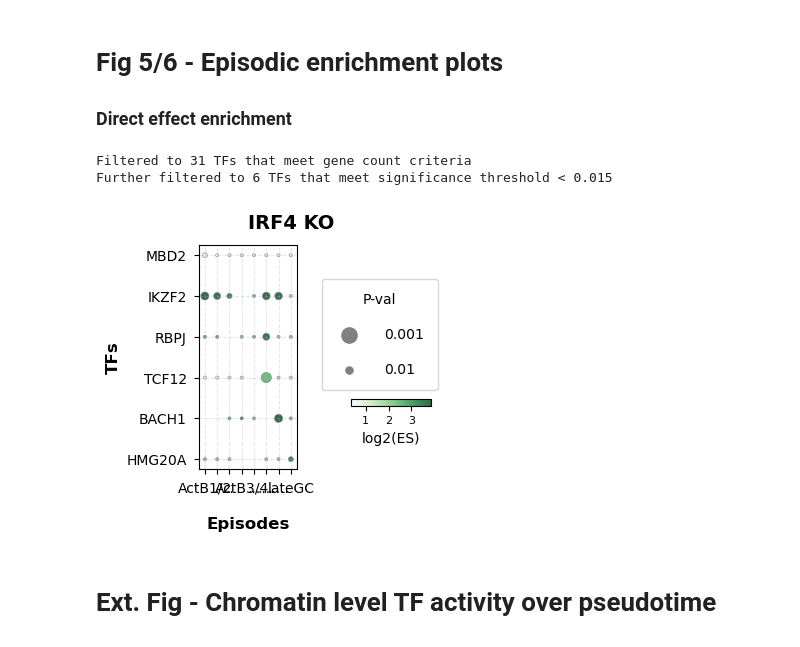
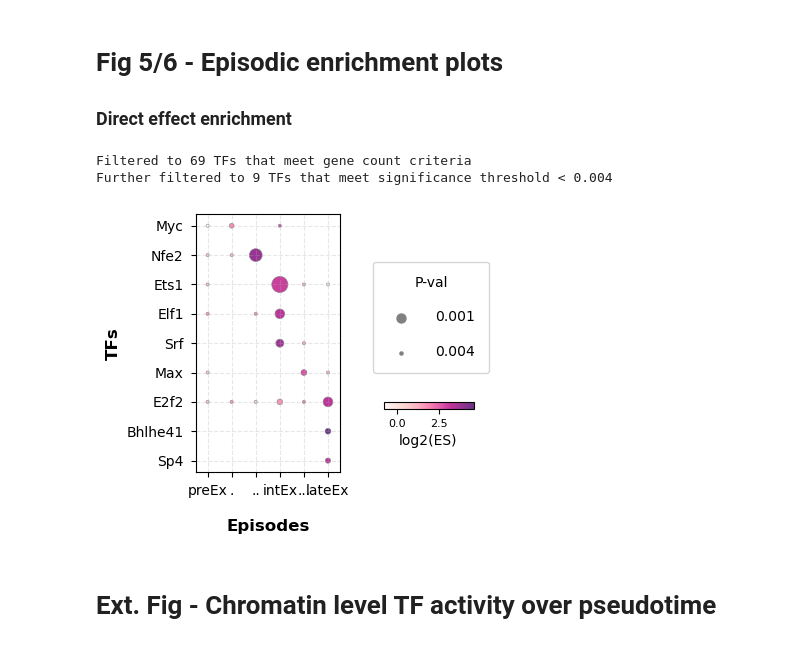
Before and after one commit to sachha-naksha/B_Cell_States, a Jupyter notebook: multiome_dynamic_regulation/py_scripts/analysis/plotting_code.ipynb, the cells around one changed output. Saved outputs shown, nothing was run; the diff lists cells and outputs as text; code cells hidden in the pictures.

Commit message:
fig 5 and 6 updated with ee plots for ets1 and ikzf1

```diff
--- a/multiome_dynamic_regulation/py_scripts/analysis/plotting_code.ipynb
+++ b/multiome_dynamic_regulation/py_scripts/analysis/plotting_code.ipynb
@@ -322,50 +322,50 @@ plt.show()
 # Fig 5/6 - Episodic enrichment plots
 ### Direct effect enrichment
 # %%
-df_ep1 = pd.read_csv(config.IRF4['ep1'])
-df_ep2 = pd.read_csv(config.IRF4['ep2'])
-df_ep3 = pd.read_csv(config.IRF4['ep3'])
-df_ep4 = pd.read_csv(config.IRF4['ep4'])
-df_ep5 = pd.read_csv(config.IRF4['ep5'])
-df_ep6 = pd.read_csv(config.IRF4['ep6'])
-df_ep7 = pd.read_csv(config.IRF4['ep7'])
-df_ep8 = pd.read_csv(config.IRF4['ep8'])
+df_ep1 = pd.read_csv(config.ETS1_ALL['ep1'])
+df_ep2 = pd.read_csv(config.ETS1_ALL['ep2'])
+df_ep3 = pd.read_csv(config.ETS1_ALL['ep3'])
+df_ep4 = pd.read_csv(config.ETS1_ALL['ep4'])
+df_ep5 = pd.read_csv(config.ETS1_ALL['ep5'])
+df_ep6 = pd.read_csv(config.ETS1_ALL['ep6'])
+# df_ep7 = pd.read_csv(config.IKZF1_ALL['ep7'])
+# df_ep8 = pd.read_csv(config.IKZF1_ALL['ep8'])
 # %%
 # TF order
 
 #custom_tf_order_prdm1 = ['BPTF', 'SP1', 'BATF3', 'RBPJ', 'IKZF2']
-custom_tf_order_irf4 = ['MBD2', 'IKZF2', 'RBPJ', 'TCF12', 'BACH1', 'HMG20A']
-episode_labels=['ActB1/2', '.', '..', 'ActB3/4', '...', '....', '.....', 'lateGC']
+#custom_tf_order_irf4 = ['MBD2', 'IKZF2', 'RBPJ', 'TCF12', 'BACH1', 'HMG20A']
+#episode_labels=['ActB1/2', '.', '..', 'ActB3/4', '...', '....', '.....', 'lateGC']
 
 # custom_tf_order_ets1_sig = ['Hdac2', 'Nfkb1', 'Ets1', 'Sin3a', 'Max']
 #custom_tf_order_ikzf1_all = ['Ep300', 'E2f2', 'Klf6', 'Nfe2', 'Taf1', 'Nr4a2', 'Bhlhe40', 'Rad21', 'Klf2', 'Ctcf']
-# custom_tf_order_ets1_all = ['Myc', 'Nfe2', 'Ets1', 'Elf1', 'Srf', 'Max', 'E2f2', 'Bhlhe41', 'Sp4']
-#episode_labels=['preEx', '.', '..', 'intEx', '...', 'lateEx']
+custom_tf_order_ets1_all = ['Myc', 'Nfe2', 'Ets1', 'Elf1', 'Srf', 'Max', 'E2f2', 'Bhlhe41', 'Sp4']
+episode_labels=['preEx', '.', '..', 'intEx', '...', 'lateEx']
 
 # custom_tf_order_z11_pb = ['CREB3L2', 'MEF2C', 'TFEC', 'TEAD2', 'IRF8', 'IRF9']
 # custom_tf_order_z11_gc = ['IKZF3', 'USF2', 'IRF7', 'MEF2C', 'CDC5L', 'POU2F1']
 
 # Use it in the plot
 fig, plot_data, plotted_tfs = plot_tf_episodic_enrichment_dotplot(
-    dfs=[df_ep1, df_ep2, df_ep3, df_ep4, df_ep5, df_ep6, df_ep7, df_ep8],
+    dfs=[df_ep1, df_ep2, df_ep3, df_ep4, df_ep5, df_ep6],
     episode_labels=episode_labels,
-    figsize=(4, 3.5), #breadth by length
-    p_value_threshold=0.015,
-    min_significance_threshold=0.015,
+    figsize=(4.5, 3.5), #breadth by length
+    p_value_threshold=0.004,
+    min_significance_threshold=0.004,
     min_dot_size=10,
-    max_dot_size=400,
-    cmap_name="Greens",
-    tf_order=custom_tf_order_irf4,
-    figure_title='IRF4 KO',
+    max_dot_size=200,
+    cmap_name="RdPu",
+    tf_order=custom_tf_order_ets1_all,
+    figure_title=None,
     log_scale=True,
     horizontal_layout=False
 )
 # save the plot
-fig.savefig(os.path.join(config.OUTPUT_FOLDER, "irf4_ee.pdf"), dpi=300)
+fig.savefig(os.path.join(config.OUTPUT_FOLDER, "ets1_ee.pdf"), dpi=300)
 # %% [output]
-Filtered to 31 TFs that meet gene count criteria
-Further filtered to 6 TFs that meet significance threshold < 0.015
+Filtered to 69 TFs that meet gene count criteria
+Further filtered to 9 TFs that meet significance threshold < 0.004
-[figure, old version]
+[figure, new version]
 # %% [markdown]
 # Ext. Fig - Chromatin level TF activity over pseudotime
 # %%
```
